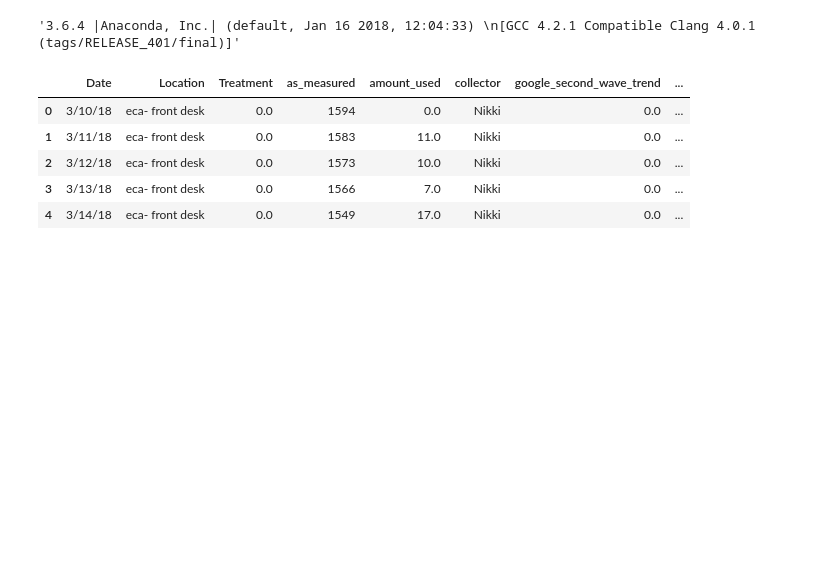
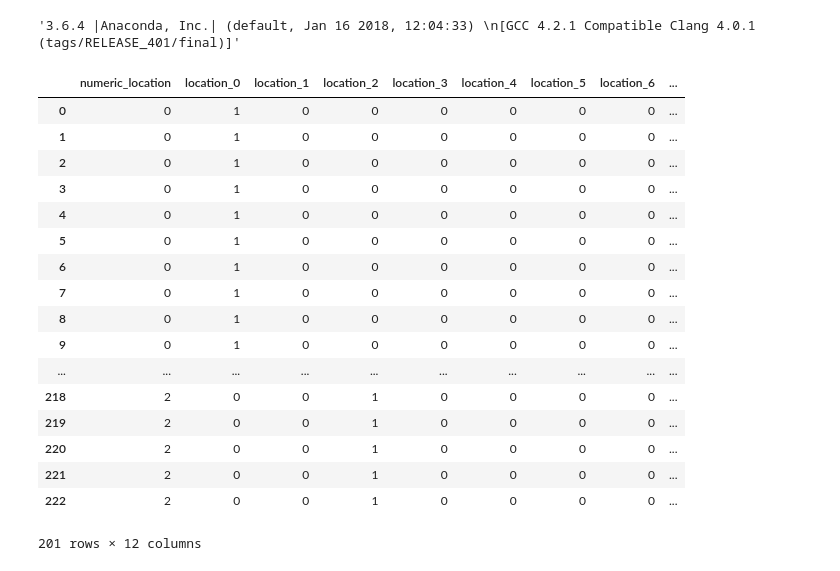
Before and after one commit to mathaholic/sanitization_habits_statistical_analysis, a Jupyter notebook: modeling/modeling_initial_omar.ipynb, the cells around one changed output. Drawn from its saved outputs; the diff is of its cells as text; code cells hidden in the pictures; blank space fills up the shorter version.

```diff
--- a/modeling/modeling_initial_omar.ipynb
+++ b/modeling/modeling_initial_omar.ipynb
@@ -26,15 +29,58 @@ def week_num(date_string):
     return datetime.date.isocalendar(date)[1]
 
 working_df['week_number'] = working_df['Date'].apply(week_num)
-# %%
-working_df.head()
-# %% [output]
-|  | Date | Location | Treatment | as_measured | amount_used | collector | google_second_wave_trend | ... |
-| 0 | 3/10/18 | eca- front desk | 0.0 | 1594 | 0.0 | Nikki | 0.0 | ... |
-| 1 | 3/11/18 | eca- front desk | 0.0 | 1583 | 11.0 | Nikki | 0.0 | ... |
-| 2 | 3/12/18 | eca- front desk | 0.0 | 1573 | 10.0 | Nikki | 0.0 | ... |
-| 3 | 3/13/18 | eca- front desk | 0.0 | 1566 | 7.0 | Nikki | 0.0 | ... |
-| 4 | 3/14/18 | eca- front desk | 0.0 | 1549 | 17.0 | Nikki | 0.0 | ... |
+# %%
+working_df.head()
+
+### create numeric mapping for locations
+unique_locs = working_df.Location.value_counts().index.tolist()
+loc_map = [x for x in range(len(unique_locs))]
+loc_set = dict(zip(unique_locs, loc_map))
+#loc_set
+
+working_df['numeric_location'] = working_df['Location'].map(lambda x: loc_set[x] if x in loc_set.keys() else -1)
+
+### create numeric mapping for locations
+unique_locs = working_df.Location.value_counts().index.tolist()
+loc_map = [x for x in range(len(unique_locs))]
+loc_set = dict(zip(unique_locs, loc_map))
+#loc_set
+
+working_df['numeric_location'] = working_df['Location'].map(lambda x: loc_set[x] if x in loc_set.keys() else -1)
+
+
+working_df['location_0'] = working_df['numeric_location'].map(lambda x: 1 if x == 0 else 0)
+working_df['location_1'] = working_df['numeric_location'].map(lambda x: 1 if x == 1 else 0)
+working_df['location_2'] = working_df['numeric_location'].map(lambda x: 1 if x == 2 else 0)
+working_df['location_3'] = working_df['numeric_location'].map(lambda x: 1 if x == 3 else 0)
+working_df['location_4'] = working_df['numeric_location'].map(lambda x: 1 if x == 4 else 0)
+working_df['location_5'] = working_df['numeric_location'].map(lambda x: 1 if x == 5 else 0)
+working_df['location_6'] = working_df['numeric_location'].map(lambda x: 1 if x == 6 else 0)
+working_df['location_7'] = working_df['numeric_location'].map(lambda x: 1 if x == 7 else 0)
+working_df['location_8'] = working_df['numeric_location'].map(lambda x: 1 if x == 8 else 0)
+working_df['location_9'] = working_df['numeric_location'].map(lambda x: 1 if x == 9 else 0)
+working_df['location_10'] = working_df['numeric_location'].map(lambda x: 1 if x == 10 else 0)
+
+working_df.loc[:,'numeric_location':]
+# %% [output]
+|  | numeric_location | location_0 | location_1 | location_2 | location_3 | location_4 | location_5 | location_6 | ... |
+| 0 | 0 | 1 | 0 | 0 | 0 | 0 | 0 | 0 | ... |
+| 1 | 0 | 1 | 0 | 0 | 0 | 0 | 0 | 0 | ... |
+| 2 | 0 | 1 | 0 | 0 | 0 | 0 | 0 | 0 | ... |
+| 3 | 0 | 1 | 0 | 0 | 0 | 0 | 0 | 0 | ... |
+| 4 | 0 | 1 | 0 | 0 | 0 | 0 | 0 | 0 | ... |
+| 5 | 0 | 1 | 0 | 0 | 0 | 0 | 0 | 0 | ... |
+| 6 | 0 | 1 | 0 | 0 | 0 | 0 | 0 | 0 | ... |
+| 7 | 0 | 1 | 0 | 0 | 0 | 0 | 0 | 0 | ... |
+| 8 | 0 | 1 | 0 | 0 | 0 | 0 | 0 | 0 | ... |
+| 9 | 0 | 1 | 0 | 0 | 0 | 0 | 0 | 0 | ... |
+| ... | ... | ... | ... | ... | ... | ... | ... | ... | ... |
+| 218 | 2 | 0 | 0 | 1 | 0 | 0 | 0 | 0 | ... |
+| 219 | 2 | 0 | 0 | 1 | 0 | 0 | 0 | 0 | ... |
+| 220 | 2 | 0 | 0 | 1 | 0 | 0 | 0 | 0 | ... |
+| 221 | 2 | 0 | 0 | 1 | 0 | 0 | 0 | 0 | ... |
+| 222 | 2 | 0 | 0 | 1 | 0 | 0 | 0 | 0 | ... |
+201 rows × 12 columns
 # %%
 Y = working_df['amount_used'].values
 x_ = working_df['Treatment'].values
```
Also changed, not shown: parts of 7 cells of this notebook.
